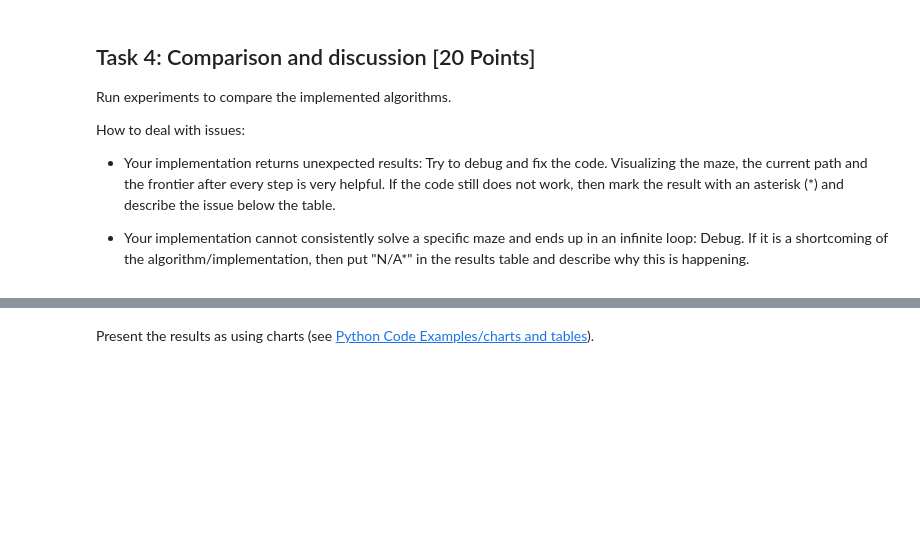
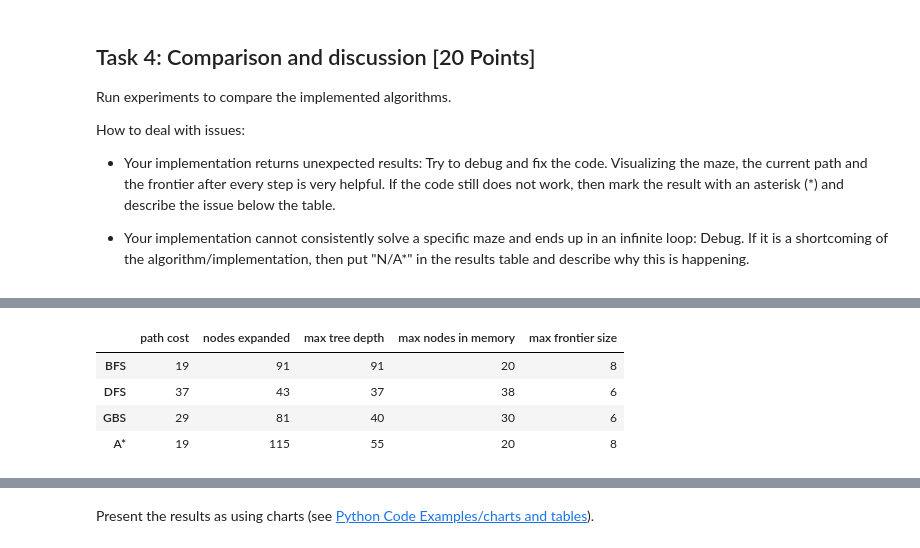
Before and after one commit to wyattsaltzman/CS7320-AI, a Jupyter notebook: Search/Maze.ipynb, the cells around one changed output, grey strips where cells are left out. Cells and saved outputs as stored; diff of their text form; code cells hidden in the pictures; blank space fills up the shorter version.

```diff
--- a/Search/Maze.ipynb
+++ b/Search/Maze.ipynb
@@ -686,0 +640,88 @@ __Medium Maze__
+# %%
+import pandas as pd
+import numpy as np
+from IPython.display import display
+# uses the data printed above and puts them into dataframes to view as tables
+arr = ['path cost', 'nodes expanded', 'max tree depth', 'max nodes in memory', 'max frontier size']
+rows = ['BFS', 'DFS', 'GBS', 'A*']
+smallBFS = [19, 91, 91, 20, 8]
+smallDFS = [37, 43, 37, 38, 6]
+smallGBS = [29, 81, 40, 30, 6]
+smallASTAR = [19, 115, 55, 20, 8]
+small = np.array([smallBFS, smallDFS, smallGBS, smallASTAR])
+df_small = pd.DataFrame(small, columns=arr, index=rows)
+print('small')
+display(df_small)
+mediumBFS = [68, 269, 268, 69, 8]
+mediumDFS = [130, 154, 146, 131, 8]
+mediumGFS = [74, 160, 79, 75, 5]
+mediumASTAR = [68, 457, 224, 69, 8]
+medium = np.array([mediumBFS, mediumDFS, mediumGFS, mediumASTAR])
+df_medium = pd.DataFrame(medium, columns=arr, index=rows)
+print()
+print('medium')
+display(df_medium)
+largeBFS = [210, 620, 618, 211, 8]
+largeDFS = [210, 425, 387, 211, 38]
+largeGFS = [210, 953, 468, 211, 21]
+largeASTAR = [210, 1106, 551, 211, 12]
+large = np.array([largeBFS, largeDFS, largeGFS, largeASTAR])
+df_large = pd.DataFrame(large, columns=arr, index=rows)
+print()
+print('large')
+display(df_large)
+openBFS = [54, 682, 680, 55, 25]
+openDFS = [330, 1116, 838, 331, 328]
+openGFS = [68, 293, 90, 69, 67]
+openASTAR = [54, 1985, 536, 55, 26]
+open = np.array([openBFS, openDFS, openGFS, openASTAR])
+df_open = pd.DataFrame(open, columns=arr, index=rows)
+print()
+print('open')
+display(df_open)
+wallBFS = [14, 88, 86, 15, 11]
+wallDFS = [60, 146, 93, 61, 59]
+wallGFS = [14, 56, 15, 15, 30]
+wallASTAR = [14, 208, 57, 15, 32]
+wall = np.array([wallBFS, wallDFS, wallGFS, wallASTAR])
+df_wall = pd.DataFrame(wall, columns=arr, index=rows)
+print()
+print('wall')
+display(df_wall)
+loopsBFS = [23, 71, 71, 24, 8]
+loopsDFS = [27, 41, 30, 28, 11]
+loopsGFS = [23, 210, 78, 24, 10]
+loopsASTAR = [23, 160, 61, 24, 6]
+loops = np.array([loopsBFS, loopsDFS, loopsGFS, loopsASTAR])
+df_loops = pd.DataFrame(loops, columns=arr, index=rows)
+print()
+print('loops')
+display(df_loops)
+emptyBFS = [14, 95, 93, 15, 12]
+emptyDFS = [88, 168, 88, 89, 80]
+emptyGFS = [14, 56, 15, 15, 30]
+emptyASTAR = [14, 252, 64, 15, 32]
+empty = np.array([emptyBFS, emptyDFS, emptyGFS, emptyASTAR])
+df_empty = pd.DataFrame(empty, columns=arr, index=rows)
+print()
+print('empty')
+display(df_empty)
+empty2BFS = [14, 95, 93,15, 12]
+empty2DFS = [70, 144, 70, 71, 74]
+empty2GFS = [14, 56, 15, 15, 30]
+empty2ASTAR = [14, 252, 64, 15, 32]
+empty2 = np.array([empty2BFS, empty2DFS, empty2GFS, empty2ASTAR])
+df_empty2 = pd.DataFrame(empty2, columns=arr, index=rows)
+print()
+print('empty2')
+display(df_empty2)
+L_BFS = [14, 143, 136, 15, 18]
+L_DFS = [72, 263, 186, 73, 88]
+L_GFS = [20, 79, 24, 21, 26]
+L_ASTAR = [14, 155, 43, 15, 25]
+L_maze = np.array([L_BFS, L_DFS, L_GFS, L_ASTAR])
+df_L = pd.DataFrame(L_maze, columns=arr, index=rows)
+print()
+print('L_maze')
+display(df_L)
+# %% [output]
@@ -686,0 +729,5 @@ __Medium Maze__
+|  | path cost | nodes expanded | max tree depth | max nodes in memory | max frontier size |
+| BFS | 19 | 91 | 91 | 20 | 8 |
+| DFS | 37 | 43 | 37 | 38 | 6 |
+| GBS | 29 | 81 | 40 | 30 | 6 |
+| A* | 19 | 115 | 55 | 20 | 8 |
```
Also changed, not shown: parts of 35 cells of this notebook.
